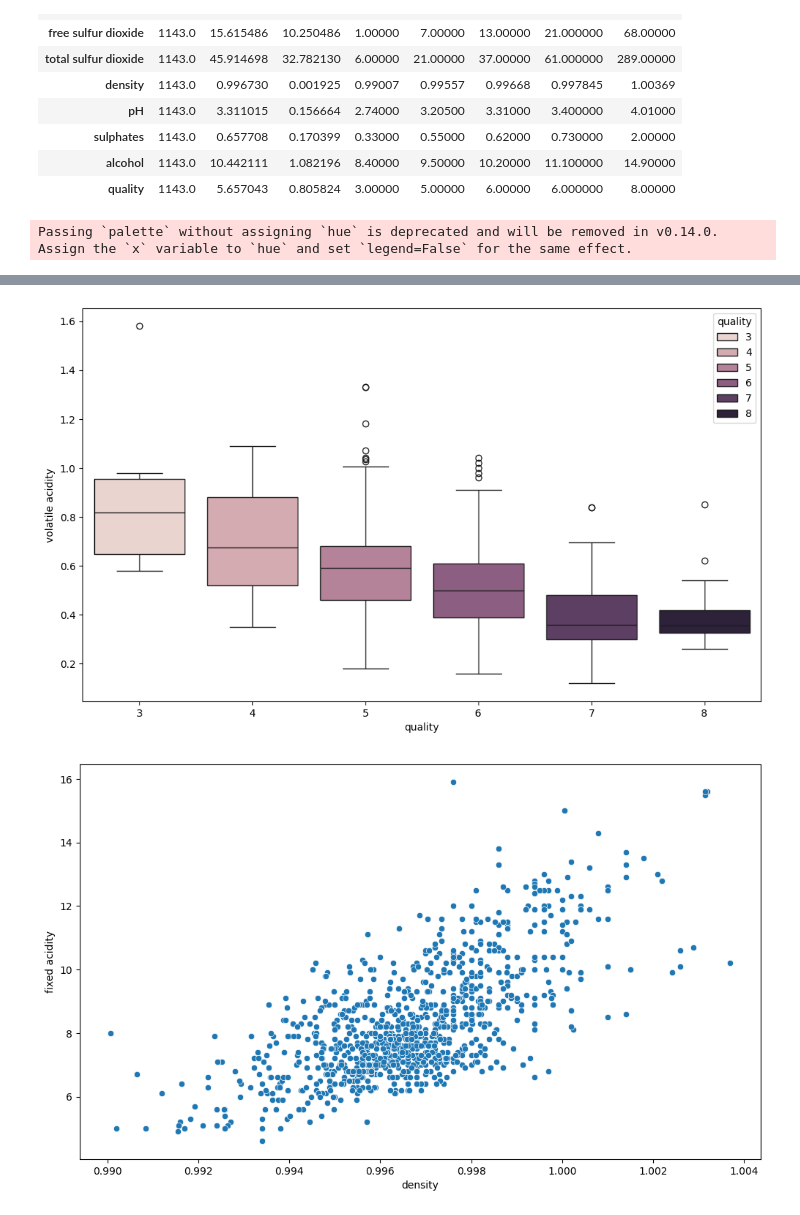
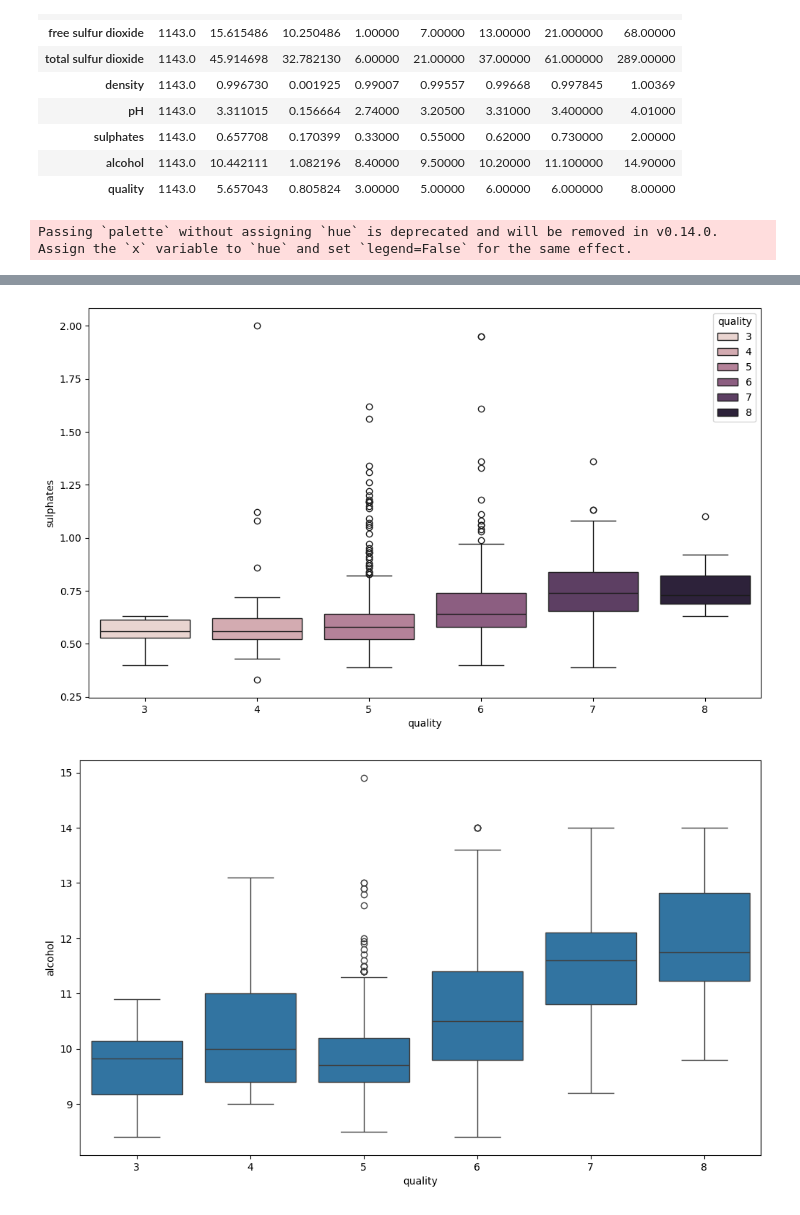
Before and after one commit to Roberto-Teigeiro/ML-No-Framework, a Jupyter notebook: Regression_NoFramework.ipynb, the cells around one changed output, grey strips where cells are left out. Drawn from its saved outputs; the diff is of its cells as text; code cells hidden in the pictures.

```diff
--- a/Regression_NoFramework.ipynb
+++ b/Regression_NoFramework.ipynb
@@ -51,38 +51,29 @@ df.describe().T
 # %%
 import matplotlib.pyplot as plt
 import seaborn as sns
 plt.figure(figsize=(12,7))
 sns.countplot(x='quality', data=df, palette='Greens_d')
 plt.show()
 plt.figure(figsize=(12,7))
 sns.heatmap(df.corr(), annot=True, cmap='Reds')
 plt.show()
 plt.figure(figsize=(12,7))
 sns.scatterplot(x='total sulfur dioxide', y='free sulfur dioxide', data=df)
 plt.show()
 plt.figure(figsize=(12,7))
 sns.violinplot(x='quality', y='volatile acidity', data=df, hue='quality')
 plt.show()
 plt.figure(figsize=(12,7))
-sns.boxplot(x='quality', y='volatile acidity', data=df, hue='quality')
-plt.show()
-plt.figure(figsize=(12,7))
-sns.scatterplot(x='density', y='fixed acidity', data=df)
-plt.show()
-plt.figure(figsize=(12,7))
-sns.scatterplot(x='volatile acidity', y='citric acid', data=df)
-plt.show()
-plt.figure(figsize=(12,7))
 sns.boxplot(x='quality', y='sulphates', data=df, hue='quality')
 plt.show()
 plt.figure(figsize=(12,7))
-sns.scatterplot(x='citric acid', y='volatile acidity', data=df)
+sns.boxplot(x='quality', y='alcohol', data=df)
 plt.show()
 # %% [output]
 Passing `palette` without assigning `hue` is deprecated and will be removed in v0.14.0. Assign the `x` variable to `hue` and set `legend=False` for the same effect.
 [figure]
 [figure]
 [figure]
 [figure]
-[figure, old version]
+[figure, new version]
-[figure, old version]
+[figure, new version]
```
Also changed, not shown: parts of 2 cells of this notebook.
